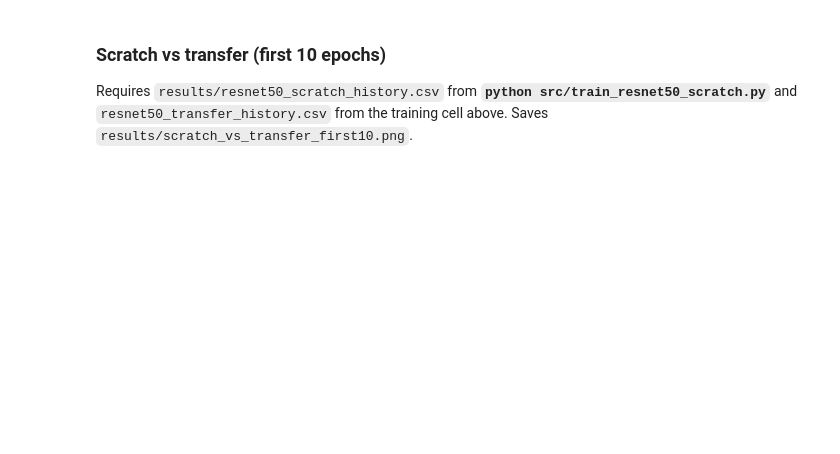
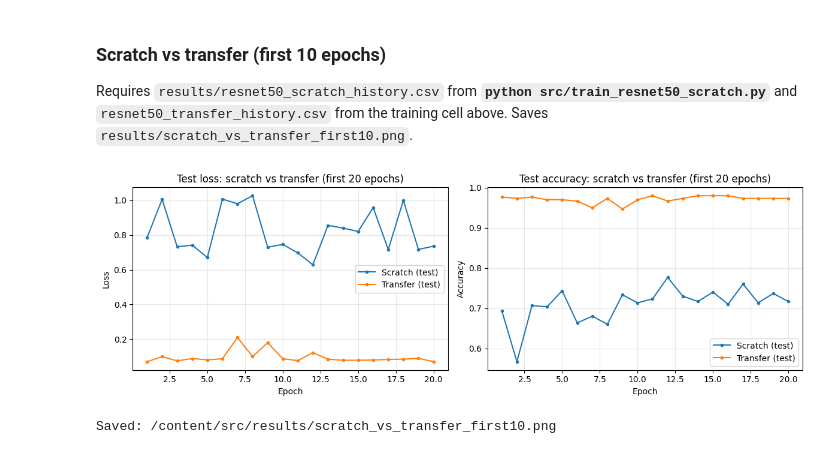
Before and after one commit to Nuray-Visne/image_classification, a Jupyter notebook: src/train_resnet50_transfer_learning.ipynb, the cells around one changed output. Saved outputs shown, nothing was run; the diff lists cells and outputs as text; code cells hidden in the pictures; blank space fills up the shorter version.

Commit message:
transfer learning processed on colab

```diff
--- a/src/train_resnet50_transfer_learning.ipynb
+++ b/src/train_resnet50_transfer_learning.ipynb
@@ -495,7 +513,7 @@ print("Saved:", figure_path)
 
 Requires `results/resnet50_scratch_history.csv` from **`python src/train_resnet50_scratch.py`** and `resnet50_transfer_history.csv` from the training cell above. Saves `results/scratch_vs_transfer_first10.png`.
 # %%
-COMPARE_FIRST_N = 10
+COMPARE_FIRST_N = 20
 scratch_csv = results_root / "resnet50_scratch_history.csv"
 transfer_csv = results_root / "resnet50_transfer_history.csv"
 out_path = results_root / "scratch_vs_transfer_first10.png"
@@ -507,30 +525,33 @@ if not scratch_csv.is_file() or not transfer_csv.is_file():
     )
 
 df_s = pd.read_csv(scratch_csv).head(COMPARE_FIRST_N)
 df_t = pd.read_csv(transfer_csv).head(COMPARE_FIRST_N)
 n = min(len(df_s), len(df_t), COMPARE_FIRST_N)
 df_s = df_s.iloc[:n]
 df_t = df_t.iloc[:n]
 ep = df_s["epoch"].values
 
 fig, ax = plt.subplots(1, 2, figsize=(12, 4))
 ax[0].plot(ep, df_s["test_loss"], label="Scratch (test)", marker="o", markersize=3)
 ax[0].plot(ep, df_t["test_loss"], label="Transfer (test)", marker="o", markersize=3)
 ax[0].set_xlabel("Epoch")
 ax[0].set_ylabel("Loss")
 ax[0].set_title(f"Test loss: scratch vs transfer (first {n} epochs)")
 ax[0].legend()
 ax[0].grid(True, alpha=0.3)
 
 ax[1].plot(ep, df_s["test_acc"], label="Scratch (test)", marker="o", markersize=3)
 ax[1].plot(ep, df_t["test_acc"], label="Transfer (test)", marker="o", markersize=3)
 ax[1].set_xlabel("Epoch")
 ax[1].set_ylabel("Accuracy")
 ax[1].set_title(f"Test accuracy: scratch vs transfer (first {n} epochs)")
 ax[1].legend()
 ax[1].grid(True, alpha=0.3)
 
 plt.tight_layout()
 plt.savefig(out_path, dpi=200, bbox_inches="tight")
 plt.show()
 print("Saved:", out_path)
+# %% [output]
+[figure, added]
+Saved: /content/src/results/scratch_vs_transfer_first10.png
```
Also changed, not shown: parts of 3 cells of this notebook.
